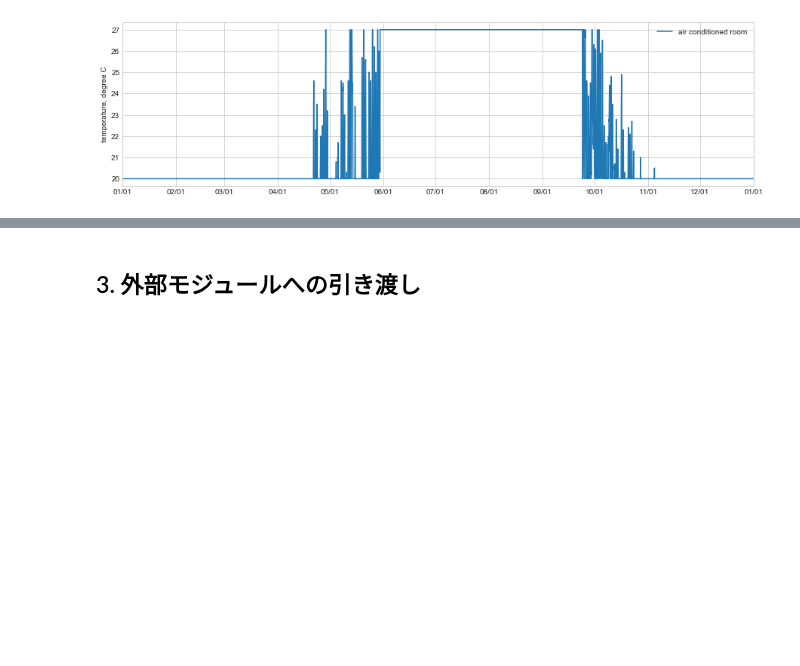
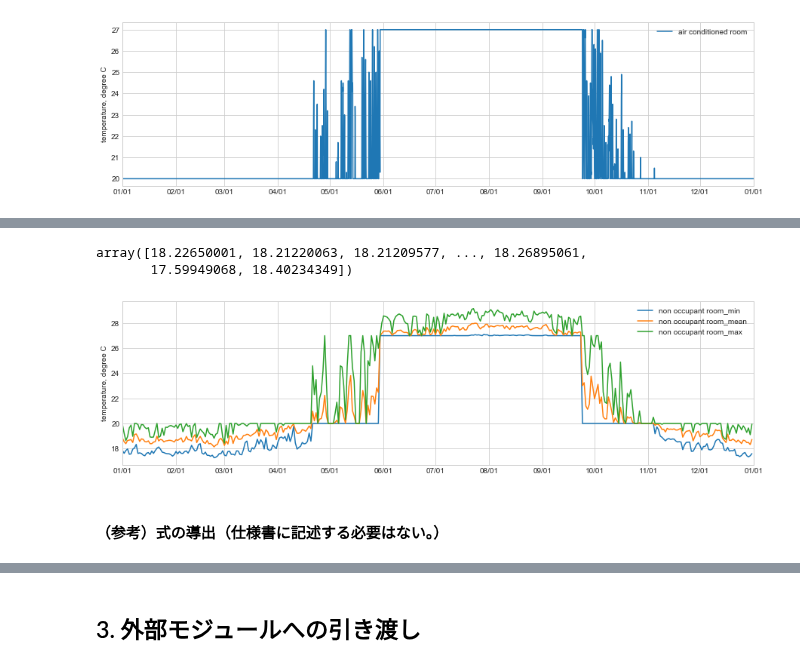
Before and after one commit to HisashiMiura/duct_type_central_hc_system, a Jupyter notebook: exp_load.ipynb, the cells around one changed output, grey strips where cells are left out. Cells and saved outputs as stored; diff of their text form; code cells hidden in the pictures; blank space fills up the shorter version.

```diff
--- a/exp_load.ipynb
+++ b/exp_load.ipynb
@@ -254,0 +300,16 @@ ac.draw_graph(y_title='temperature, degree C',
+# %%
+theta_d_nac = cs.get_non_occupant_room_temperature_balanced(
+    heating_period, cooling_period,
+    l_h, l_cs, q, a_nr, v_local_nr, v_d_supply, u_prt, a_prt, theta_ac, theta_set_h, theta_set_c)
+
+theta_d_nac
+# %% [output]
+array([18.22650001, 18.21220063, 18.21209577, ..., 18.26895061,
+       17.59949068, 18.40234349])
+# %%
+ac.draw_graph(y_title='temperature, degree C',
+              ys=[(theta_d_nac, 'non occupant room')], op='a3')
+# %% [output]
+[figure, added]
+# %% [markdown]
+#### （参考）式の導出（仕様書に記述する必要はない。）
```
Also changed, not shown: parts of 8 cells of this notebook, 2 other files.
